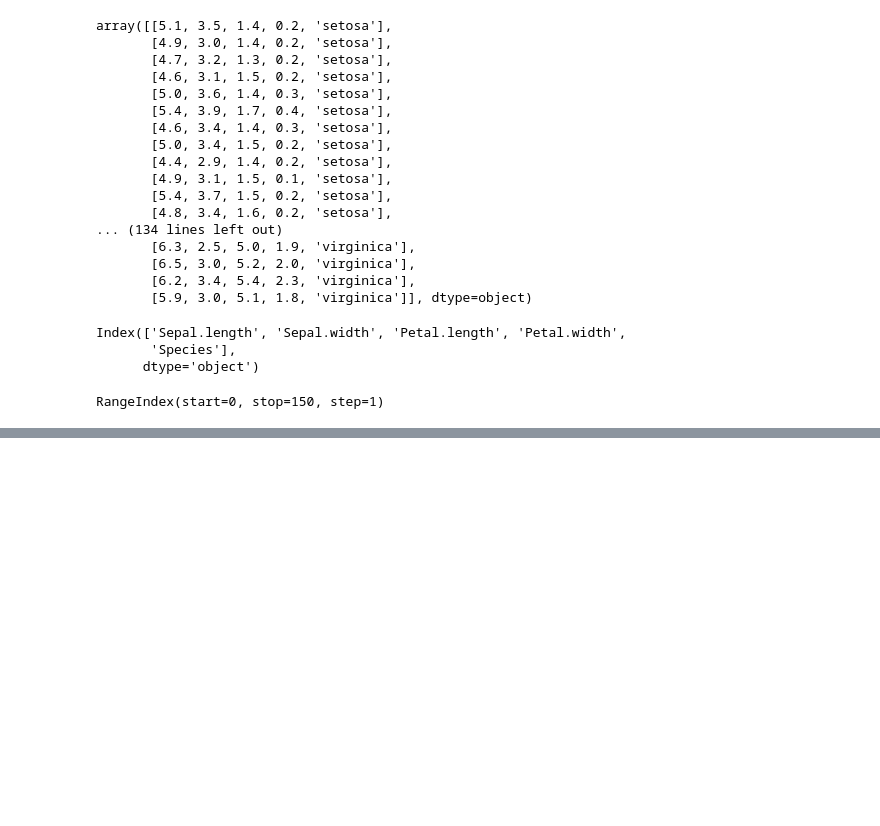
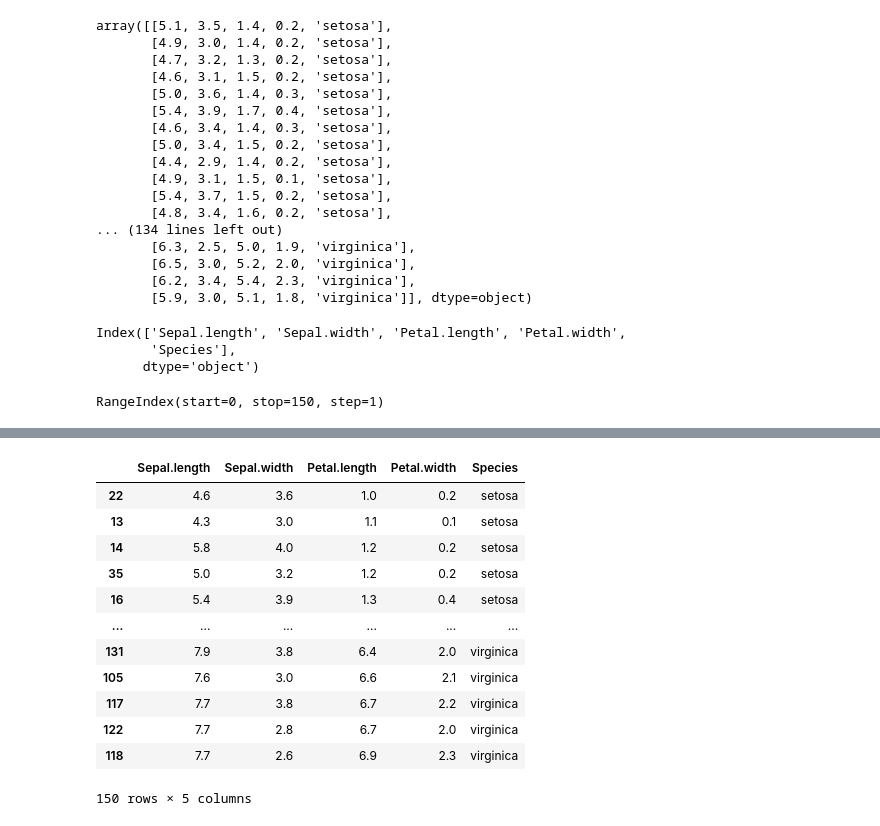
Before and after one commit to emersonaparecidosilva/emersonaparecidosilva, a Jupyter notebook: Anotações_11052024.ipynb, the cells around one changed output, grey strips where cells are left out. Cells and saved outputs as stored; diff of their text form; code cells hidden in the pictures; blank space fills up the shorter version.

```diff
--- a/Anotações_11052024.ipynb
+++ b/Anotações_11052024.ipynb
@@ -135,0 +154,16 @@ RangeIndex(start=0, stop=150, step=1)
+# %%
+dataframe.sort_values(["Petal.length","Petal.width"],ascending = [True,False]) #Ordenar por 2 atributos e escolhendo a ordem de cada
+# %% [output]
+|  | Sepal.length | Sepal.width | Petal.length | Petal.width | Species |
+| 22 | 4.6 | 3.6 | 1.0 | 0.2 | setosa |
+| 13 | 4.3 | 3.0 | 1.1 | 0.1 | setosa |
+| 14 | 5.8 | 4.0 | 1.2 | 0.2 | setosa |
+| 35 | 5.0 | 3.2 | 1.2 | 0.2 | setosa |
+| 16 | 5.4 | 3.9 | 1.3 | 0.4 | setosa |
+| ... | ... | ... | ... | ... | ... |
+| 131 | 7.9 | 3.8 | 6.4 | 2.0 | virginica |
+| 105 | 7.6 | 3.0 | 6.6 | 2.1 | virginica |
+| 117 | 7.7 | 3.8 | 6.7 | 2.2 | virginica |
+| 122 | 7.7 | 2.8 | 6.7 | 2.0 | virginica |
+| 118 | 7.7 | 2.6 | 6.9 | 2.3 | virginica |
+150 rows × 5 columns
```
Also changed, not shown: parts of 2 cells of this notebook.
